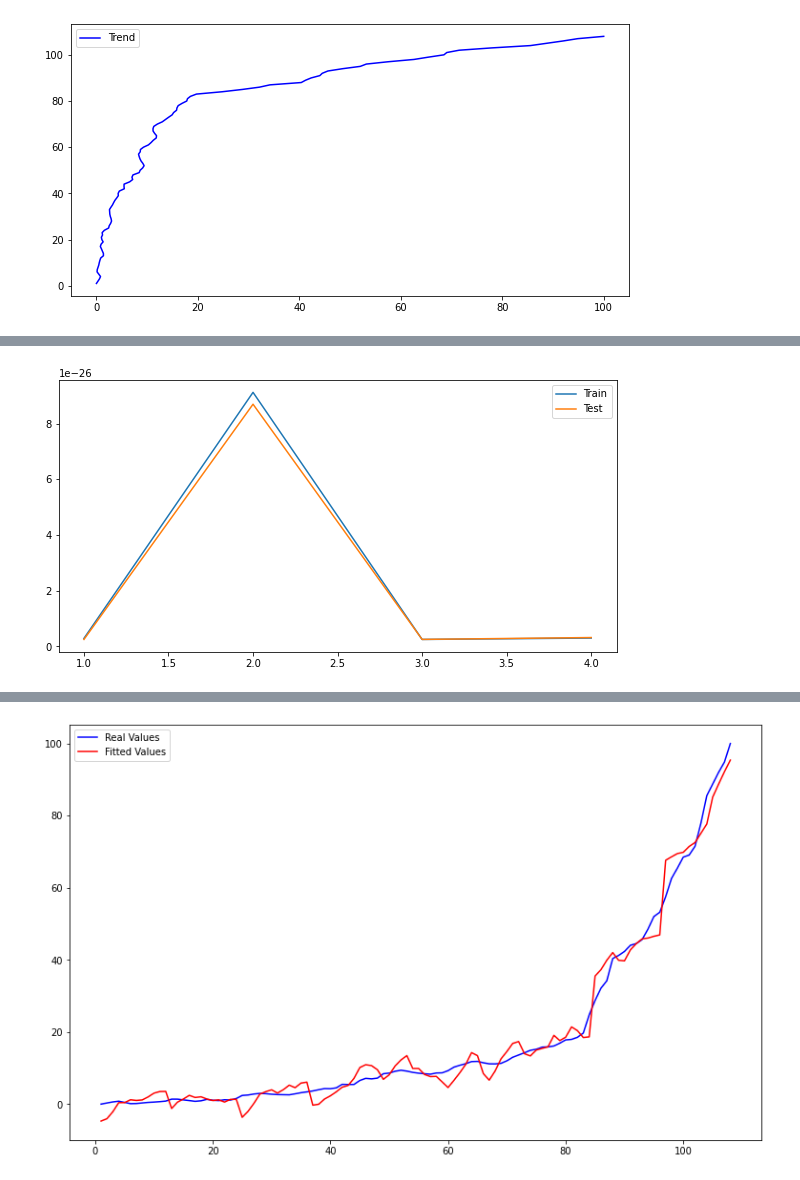
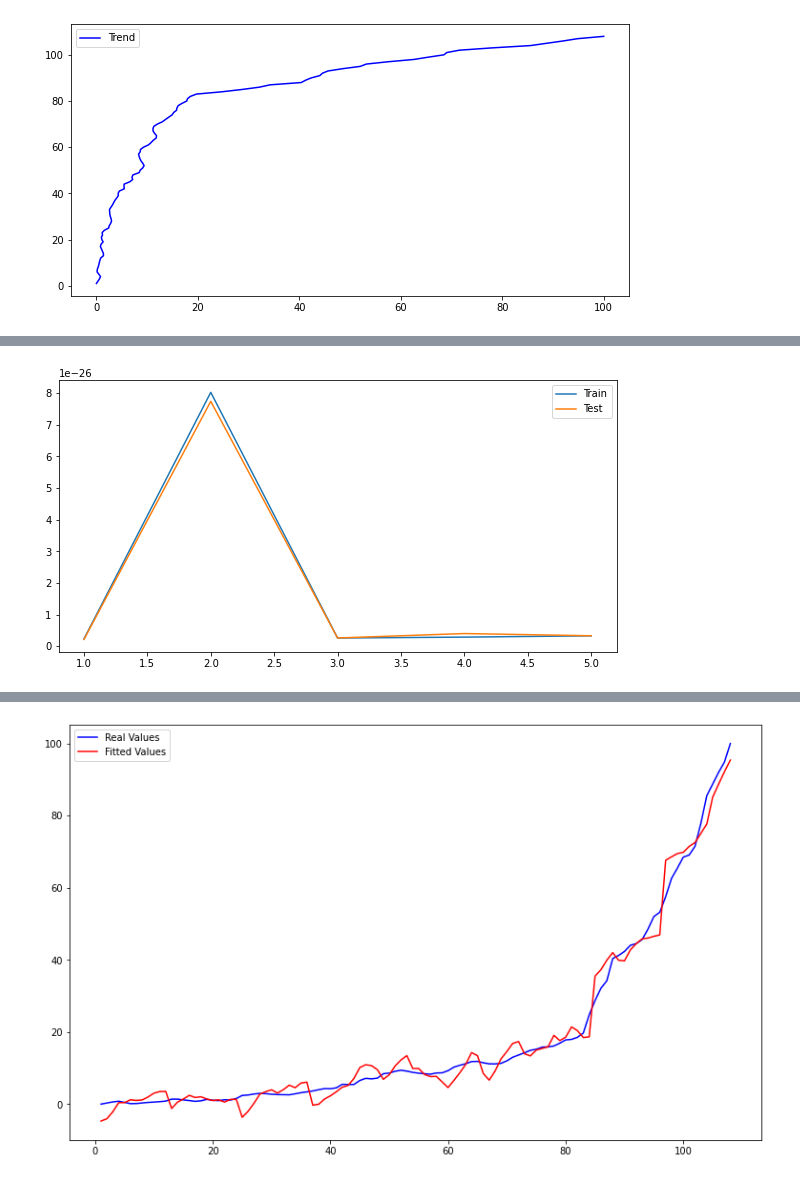
Before and after one commit to BU-IE-360/spring24-lmfaraday, a Jupyter notebook: Homework_1/regression.ipynb, the cells around one changed output, grey strips where cells are left out. Saved outputs shown, nothing was run; the diff lists cells and outputs as text; code cells hidden in the pictures.

```diff
--- a/Homework_1/regression.ipynb
+++ b/Homework_1/regression.ipynb
@@ -645,9 +645,8 @@ for col in a:
 # %%
 a["e^Trend"] = np.exp(-a["Trend"])
 a["e^Interest(2-14 days)"] = [0] * 38 + [np.exp(-i) for i in a["Interest(2-14 days)"][:70]]
-a["Trend_2"] = [0] * 85 + [1 for i in a["Trend"][85:]]
 # %%
-independent_set_4 = a[["const", "Unemployement", "Interest(2-14 days)", "Trend", "Yemeksepeti", "e^Trend", "e^Interest(2-14 days)", "Trend_2"] + year]
+independent_set_4 = a[["const", "Unemployement", "Interest(2-14 days)", "Trend", "Yemeksepeti", "e^Trend", "e^Interest(2-14 days)"] + year]
 
 lm = sm.OLS(a["Food Price Index"], independent_set_4)
 result = lm.fit()
@@ -670,3 +669,11 @@ Notes:
 [1] Standard Errors assume that the covariance matrix of the errors is correctly specified.
 [2] The condition number is large, 6.47e+03. This might indicate that there are
 strong multicollinearity or other numerical problems.
+# %%
+a["Trend_2"] = [0] * 81 + [1 for i in a["Trend"][81:]]
+# %%
+independent_set_5 = a[["const", "Unemployement", "Interest(2-14 days)", "Trend", "Yemeksepeti", "e^Interest(2-14 days)", "Trend_2"] + year]
+
+lm = sm.OLS(a["Food Price Index"], independent_set_5)
+result = lm.fit()
+print(result.summary())
@@ -673,28 +698,28 @@ strong multicollinearity or other numerical problems.
 # %%
-independent_sets = [independent_set_1, independent_set_2, independent_set_3, independent_set_4]
+independent_sets = [independent_set_1, independent_set_2, independent_set_3, independent_set_4, independent_set_5]
 results_test = []
 results_train = []
 
 for set in independent_sets:
     train = []
     test = []
-    for _ in range(300):
-        X_train, X_test, y_train, y_test = train_test_split(set, a["Unemployement"], test_size=0.2)
+    for _ in range(500):
+        X_train, X_test, y_train, y_test = train_test_split(set, a["Unemployement"], test_size=0.3)
         lm = sm.OLS(y_train, X_train)
         result = lm.fit()
         train.append(np.mean(result.resid ** 2))
         test.append(np.mean((result.predict(X_test) - y_test) ** 2))
 
     results_train.append(np.mean(train))
     results_test.append(np.mean(test))
 
 plt.figure(figsize=(10, 5))
-plt.plot(range(1, 5), results_train, label="Train")
-plt.plot(range(1, 5), results_test, label="Test")
+plt.plot(range(1, 6), results_train, label="Train")
+plt.plot(range(1, 6), results_test, label="Test")
 plt.legend(loc="best")
 plt.show()
 # %% [output]
-[figure, old version]
+[figure, new version]
 # %%
 best_set = independent_set_3.copy()
 
```
Also changed, not shown: parts of 13 cells of this notebook, 2 other files.
